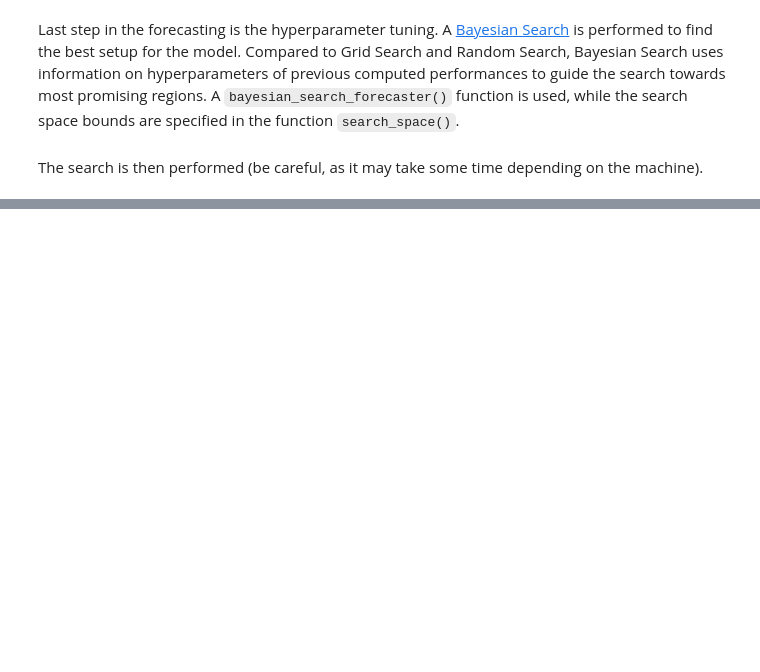
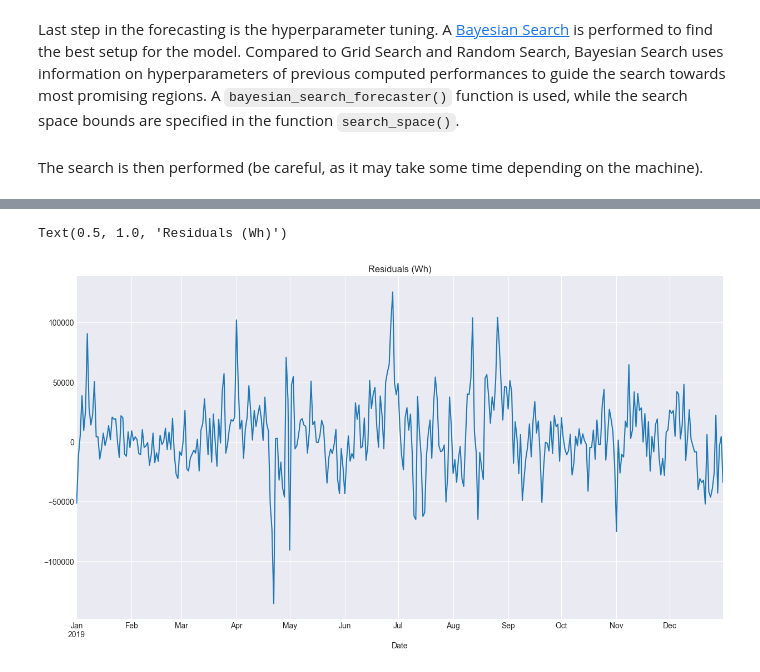
Before and after one commit to andreabellome/time_series_forecasting, a Jupyter notebook: notebook_power_load_forecasting.ipynb, the cells around one changed output, grey strips where cells are left out. Saved outputs shown, nothing was run; the diff lists cells and outputs as text; code cells hidden in the pictures; blank space fills up the shorter version.

```diff
--- a/notebook_power_load_forecasting.ipynb
+++ b/notebook_power_load_forecasting.ipynb
@@ -419,0 +437,16 @@ TypeError: object of type 'int' has no len()
+# %%
+# Backtest final model on test data
+# ==============================================================================
+metric, predictions = backtesting_forecaster(
+                          forecaster         = forecaster,
+                          y                  = data.loc[:,'Load'],
+                          steps              = steps,
+                          metric             = 'mean_absolute_error',
+                          initial_train_size = len(data[:end_train]),
+                          refit              = False,
+                          n_jobs             = 'auto',
+                          verbose            = False, # Change to True to see detailed information
+                          show_progress      = True
+                      )
+
+print(f"Backtest error (MAE): {metric:.2f}")
@@ -419,0 +490,15 @@ TypeError: object of type 'int' has no len()
+# %%
+# Compute the residuals
+# ==============================================================================
+actual_values = data.loc[start_test:, 'Load']
+predicted_values = predictions['pred']
+residuals = actual_values - predicted_values
+
+
+# plot the residuals
+fig, ax = plt.subplots(figsize=(15, 8))
+residuals.plot(ax=ax, label='Load')
+ax.set_title('Residuals (Wh)')
+# %% [output]
+Text(0.5, 1.0, 'Residuals (Wh)')
+[figure, added]
```
Also changed, not shown: parts of 7 cells of this notebook, 8 other files.
